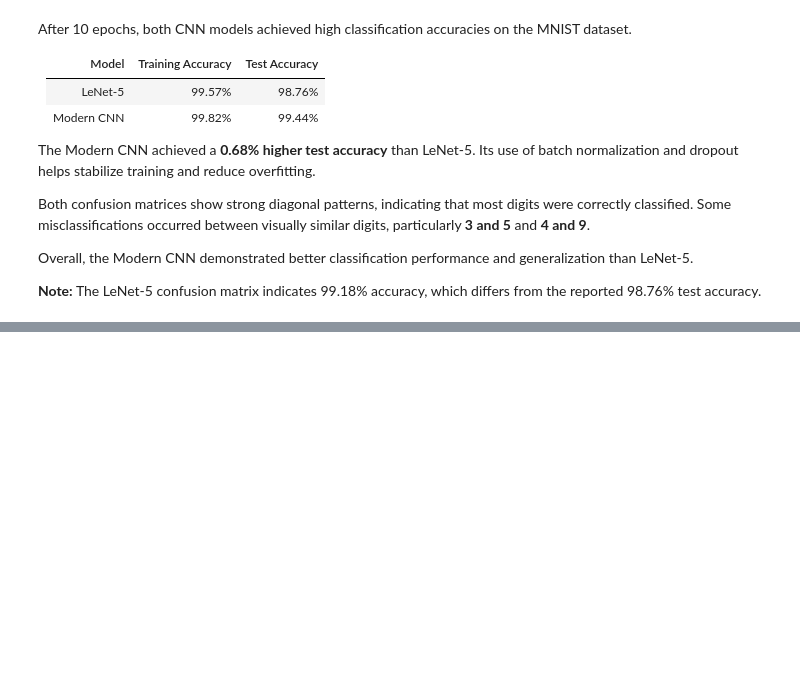
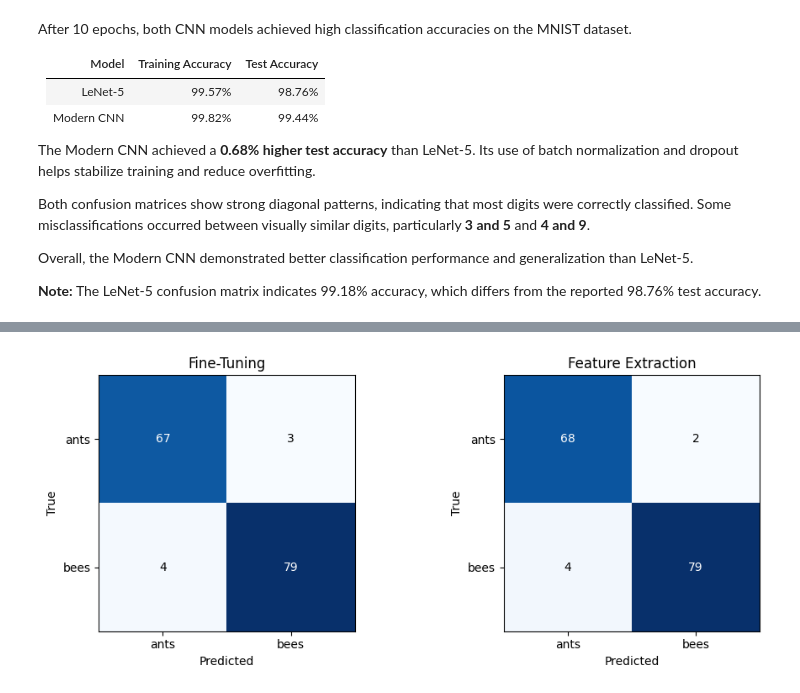
Before and after one commit to Gimadikaram/A03-on-CNNs, a Jupyter notebook: Notebook.ipynb, the cells around one changed output, grey strips where cells are left out. Saved outputs shown, nothing was run; the diff lists cells and outputs as text; code cells hidden in the pictures; blank space fills up the shorter version.

```diff
--- a/Notebook.ipynb
+++ b/Notebook.ipynb
@@ -570,0 +841,48 @@ Overall, the Modern CNN demonstrated better classification performance and gener
+# %%
+
+def resnet_confusion_matrix(model):
+    model.eval()
+    cm = np.zeros((2, 2), dtype=int)
+
+    with torch.no_grad():
+        for images, labels in valloader3:
+            images = images.to(q3_device)
+            outputs = model(images)
+
+            predictions = outputs.argmax(1).cpu().numpy()
+            actual = labels.numpy()
+
+            np.add.at(cm, (actual, predictions), 1)
+
+    return cm
+
+
+cm_finetune = resnet_confusion_matrix(finetune_model)
+cm_extractor = resnet_confusion_matrix(extractor_model)
+
+fig, axes = plt.subplots(1, 2, figsize=(10, 4))
+
+for ax, cm, name in zip(
+    axes,
+    [cm_finetune, cm_extractor],
+    ["Fine-Tuning", "Feature Extraction"]
+):
+    ax.imshow(cm, cmap="Blues")
+    ax.set_title(name)
+    ax.set_xlabel("Predicted")
+    ax.set_ylabel("True")
+    ax.set_xticks(range(2), class_names3)
+    ax.set_yticks(range(2), class_names3)
+
+    for i in range(2):
+        for j in range(2):
+            ax.text(
+                j, i, cm[i, j],
+                ha="center", va="center",
+                color="white" if cm[i, j] > cm.max()/2 else "black"
+            )
+
+plt.tight_layout()
+plt.show()
+# %% [output]
+[figure, added]
```
Also changed, not shown: parts of 8 cells of this notebook.
